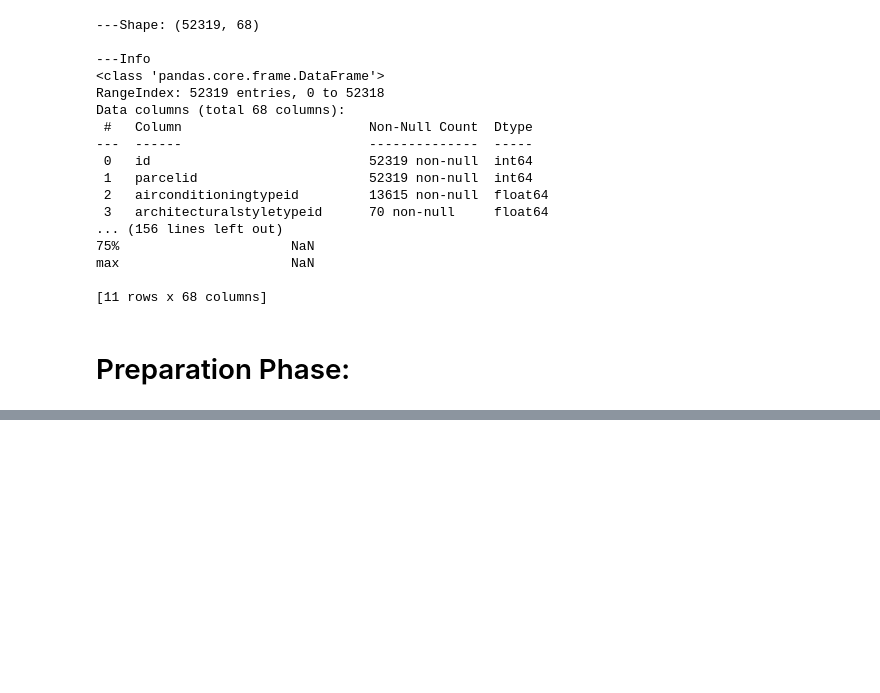
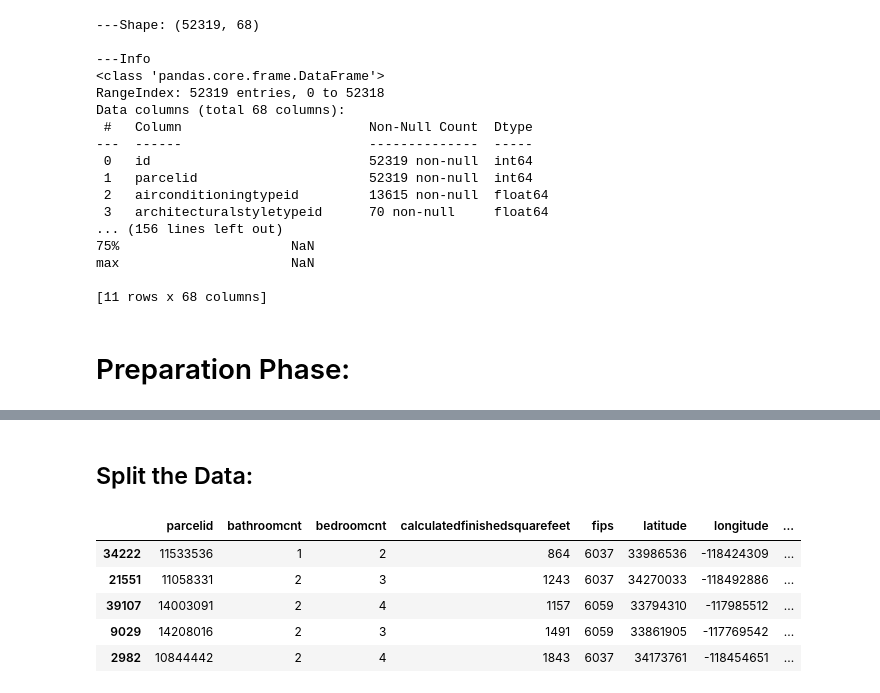
Before and after one commit to jeneyring/Clustering-Final-Project, a Jupyter notebook: Final_Report_Clustering.ipynb, the cells around one changed output, grey strips where cells are left out. Saved outputs shown, nothing was run; the diff lists cells and outputs as text; code cells hidden in the pictures; blank space fills up the shorter version.

```diff
--- a/Final_Report_Clustering.ipynb
+++ b/Final_Report_Clustering.ipynb
@@ -41,0 +46,4 @@ max                      NaN
+# %%
+#bringing in my function that 1) Handled missing values by %, 2)dropped unneeded feature columns, 3) dropna the smaller
+#amount of nulls that were missing by row
+df = wrangle.data_prep(df, cols_to_remove=['propertylandusetypeid','transactiondate','propertycountylandusecode','propertylandusedesc','propertyzoningdesc','buildingqualitytypeid','heatingorsystemtypeid','unitcnt','heatingorsystemdesc','calculatedbathnbr','id','finishedsquarefeet12','fullbathcnt','structuretaxvaluedollarcnt','landtaxvaluedollarcnt','taxamount','regionidcity','censustractandblock'], prop_required_column=.6, prop_required_row=.6)
@@ -41,0 +71,14 @@ max                      NaN
+# %% [markdown]
+## Split the Data:
+# %%
+#using a 80/20 split on Train/Test, and then 70/30 for train,validate...stratifying on fips for even mix of data between
+#using the fips codes for the three counties
+train, validate, test = wrangle.split_data(df)
+train.head()
+# %% [output]
+|  | parcelid | bathroomcnt | bedroomcnt | calculatedfinishedsquarefeet | fips | latitude | longitude | ... |
+| 34222 | 11533536 | 1 | 2 | 864 | 6037 | 33986536 | -118424309 | ... |
+| 21551 | 11058331 | 2 | 3 | 1243 | 6037 | 34270033 | -118492886 | ... |
+| 39107 | 14003091 | 2 | 4 | 1157 | 6059 | 33794310 | -117985512 | ... |
+| 9029 | 14208016 | 2 | 3 | 1491 | 6059 | 33861905 | -117769542 | ... |
+| 2982 | 10844442 | 2 | 4 | 1843 | 6037 | 34173761 | -118454651 | ... |
```
Also changed, not shown: parts of 7 cells of this notebook, 2 other files.
